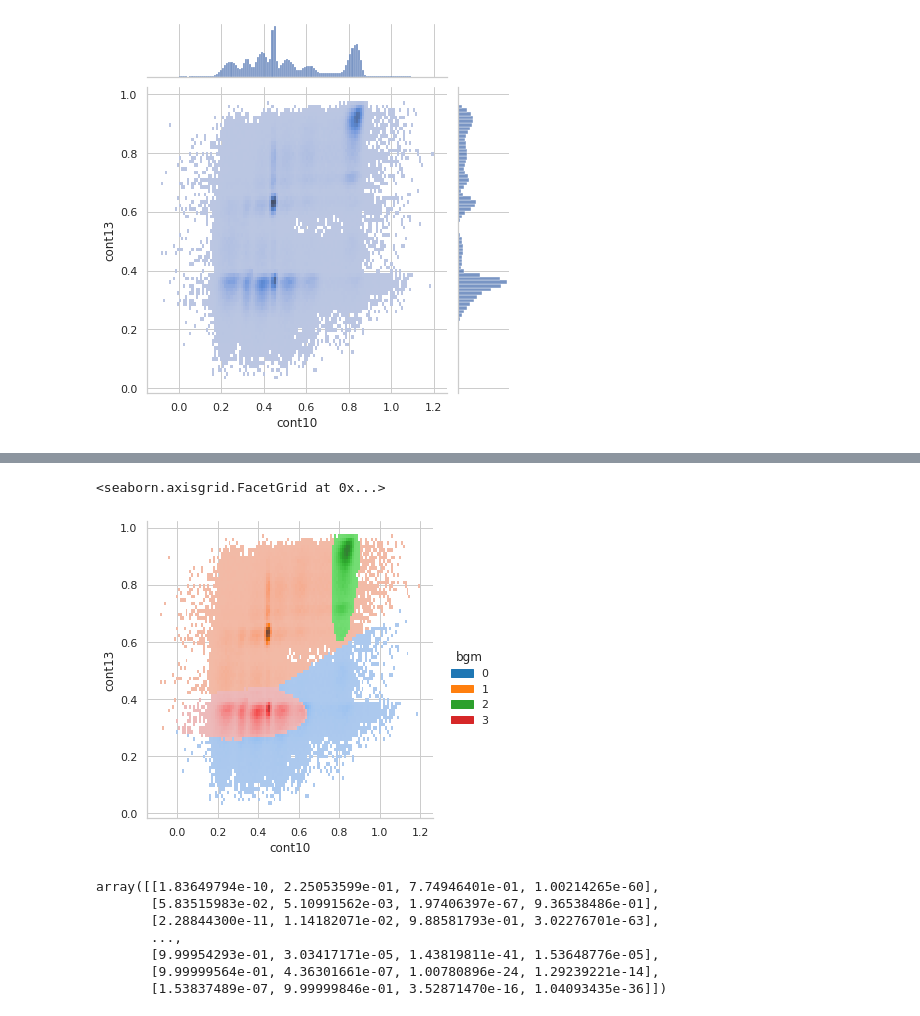
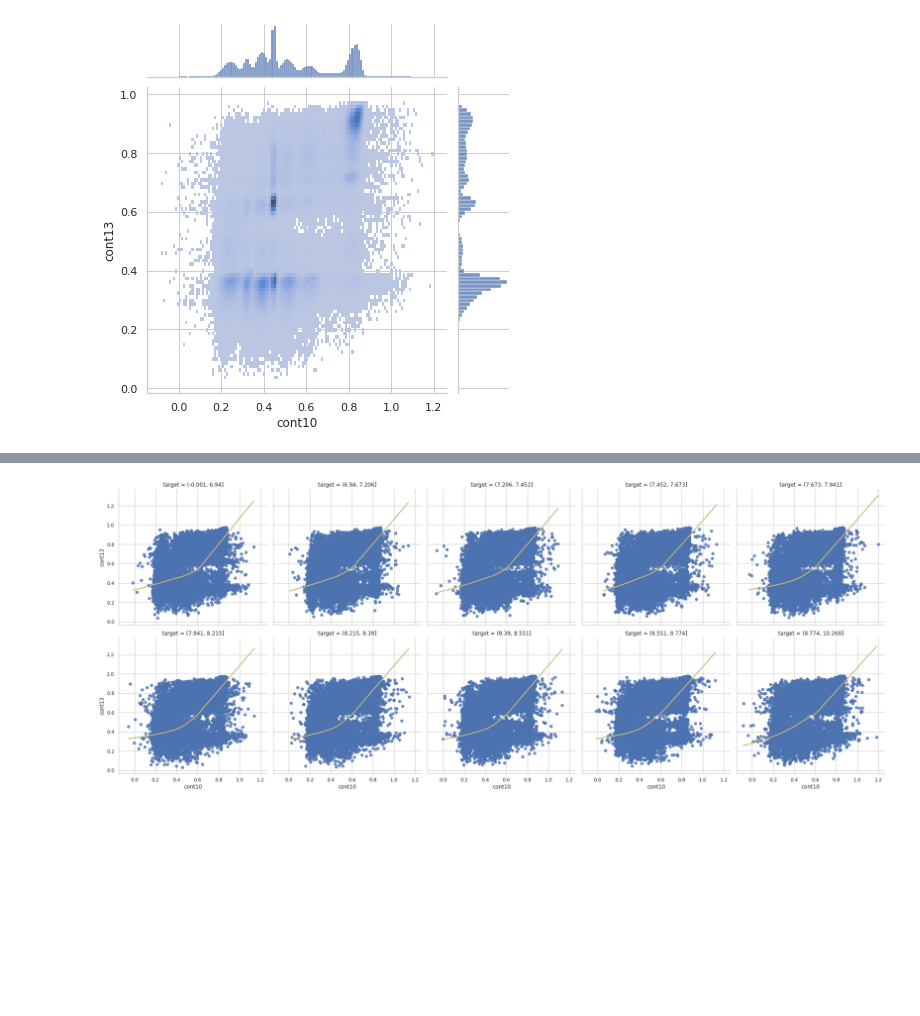
Before and after one commit to savioursho/tabular-playground-series-jan-2021, a Jupyter notebook: notebooks/05-eda.ipynb, the cells around one changed output, grey strips where cells are left out. Cells and saved outputs as stored; diff of their text form; code cells hidden in the pictures; blank space fills up the shorter version.

```diff
--- a/notebooks/05-eda.ipynb
+++ b/notebooks/05-eda.ipynb
@@ -206,21 +212,12 @@ df_gbm.head()
-# %%
-sns.displot(
-    data=df_gbm,
-    x="cont10",
-    y="cont13",
-    hue="bgm",
-    palette="tab10"
-)
-# %% [output]
-<seaborn.axisgrid.FacetGrid at 0x...>
-[figure, removed]
-# %%
-bgm.predict_proba(df_train[["cont10", "cont13"]])
-# %% [output]
-array([[1.83649794e-10, 2.25053599e-01, 7.74946401e-01, 1.00214265e-60],
-       [5.83515983e-02, 5.10991562e-03, 1.97406397e-67, 9.36538486e-01],
-       [2.28844300e-11, 1.14182071e-02, 9.88581793e-01, 3.02276701e-63],
-       ...,
-       [9.99954293e-01, 3.03417171e-05, 1.43819811e-41, 1.53648776e-05],
-       [9.99999564e-01, 4.36301661e-07, 1.00780896e-24, 1.29239221e-14],
-       [1.53837489e-07, 9.99999846e-01, 3.52871470e-16, 1.04093435e-36]])
+# %%
+sns.lmplot(
+    data=df_train.assign(target=pd.qcut(df_train["target"], 10)),
+    x="cont10",
+    y="cont13",
+    col="target",
+    col_wrap=5,
+    lowess=True,
+    line_kws=dict(color = "y")
+);
+# %% [output]
+[figure, added]
```
Also changed, not shown: parts of 10 cells of this notebook, 6 other files.
